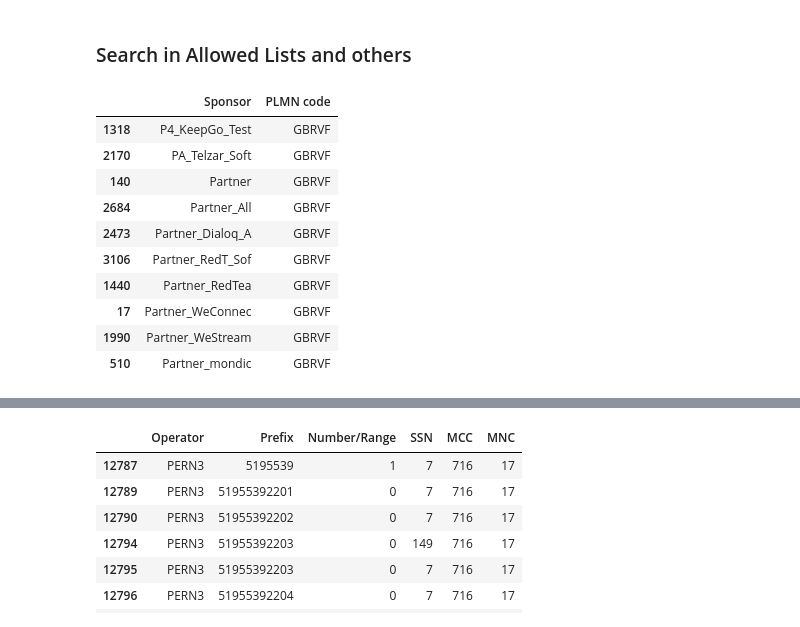
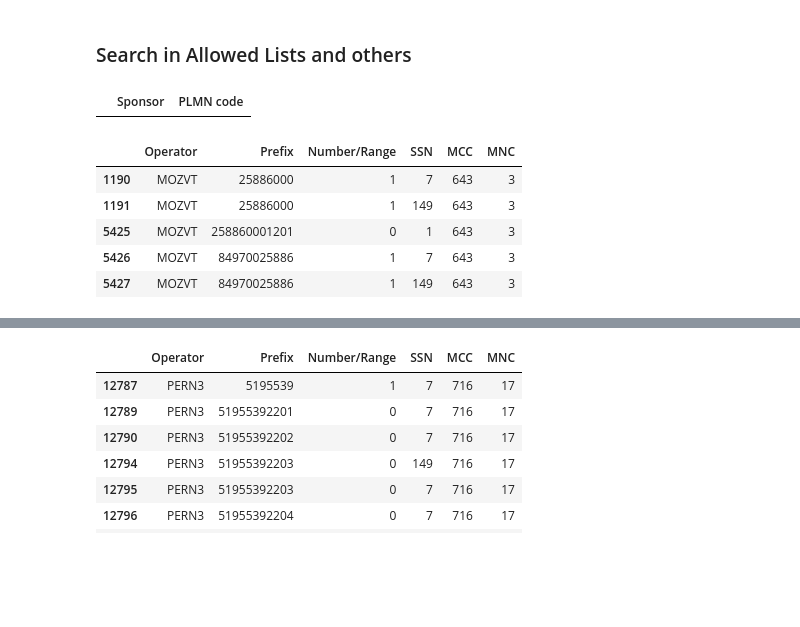
Before and after one commit to balobinp/RB_BD, a Jupyter notebook: RB_Desctop_Python3.ipynb, the cells around one changed output, grey strips where cells are left out. Cells and saved outputs as stored; diff of their text form; code cells hidden in the pictures; blank space fills up the shorter version.

```diff
--- a/RB_Desctop_Python3.ipynb
+++ b/RB_Desctop_Python3.ipynb
@@ -358,27 +373,27 @@ df['data1_mean']=df.groupby('key1')['data1'].transform(np.max)
 downloads = 'C:/Users/balob/Downloads'
 
 #Like expression for Allowed List
-df_al=pd.read_csv(join(downloads,'DMI.dmi_allowed_list_export_Mon_Jan_21_2019.csv'))
+df_al=pd.read_csv(join(downloads,'DMI.dmi_allowed_list_export_Wed_Feb_13_2019.csv'))
 #df_al_lab=pd.read_csv('LAB_DMI.dmi_allowed_list_export_Wed_Oct_03_2018.csv')
 
 #df_dmi_diam_oper=pd.read_csv(join(download,''))
-df_np=pd.read_csv(join(downloads,'DMI.dmi_netpfx_export_Sat_Dec_29_2018.csv'))
+df_np=pd.read_csv(join(downloads,'DMI.dmi_netpfx_export_Wed_Feb_13_2019.csv'))
 #df_did=pd.read_csv('HRR.hrr_did_export_Wed_Aug_08_2018.csv')
 #f_tap_ocs=pd.read_csv('tap_ocs_analysis_180817.csv')
 # %%
 #df_al[(df_al['PLMN code'].str.startswith('MKDCC', na=False)) & (df_al['Sponsor']=='')]
-df_al.loc[(df_al['PLMN code'].str.startswith('GBRVF', na=False)) &
-          (df_al['Sponsor'].str.contains('', na=False)), ['Sponsor','PLMN code']].sort_values(by=['Sponsor','PLMN code'])
+df_al.loc[(df_al['PLMN code'].str.startswith('RUS', na=False)) &
+          (df_al['Sponsor'].str.contains('Partner_mon_worl', na=False)), ['Sponsor','PLMN code']].sort_values(by=['Sponsor','PLMN code'])
 # %% [output]
 |  | Sponsor | PLMN code |
-| 1318 | P4_KeepGo_Test | GBRVF |
-| 2170 | PA_Telzar_Soft | GBRVF |
-| 140 | Partner | GBRVF |
-| 2684 | Partner_All | GBRVF |
-| 2473 | Partner_Dialoq_A | GBRVF |
-| 3106 | Partner_RedT_Sof | GBRVF |
-| 1440 | Partner_RedTea | GBRVF |
-| 17 | Partner_WeConnec | GBRVF |
-| 1990 | Partner_WeStream | GBRVF |
-| 510 | Partner_mondic | GBRVF |
+# %%
+str(df_np[df_np.Operator == 'TURTK'].Prefix.unique().tolist())
+df_np[(df_np.Operator.str.startswith('MOZVT',na=False))] #.to_csv(join(downloads,'Prefix.csv')) # & (df_np.SSN==7)
+# %% [output]
+|  | Operator | Prefix | Number/Range | SSN | MCC | MNC |
+| 1190 | MOZVT | 25886000 | 1 | 7 | 643 | 3 |
+| 1191 | MOZVT | 25886000 | 1 | 149 | 643 | 3 |
+| 5425 | MOZVT | 258860001201 | 0 | 1 | 643 | 3 |
+| 5426 | MOZVT | 84970025886 | 1 | 7 | 643 | 3 |
+| 5427 | MOZVT | 84970025886 | 1 | 149 | 643 | 3 |
 # %%
```
Also changed, not shown: parts of 33 cells of this notebook, 12 other files.
